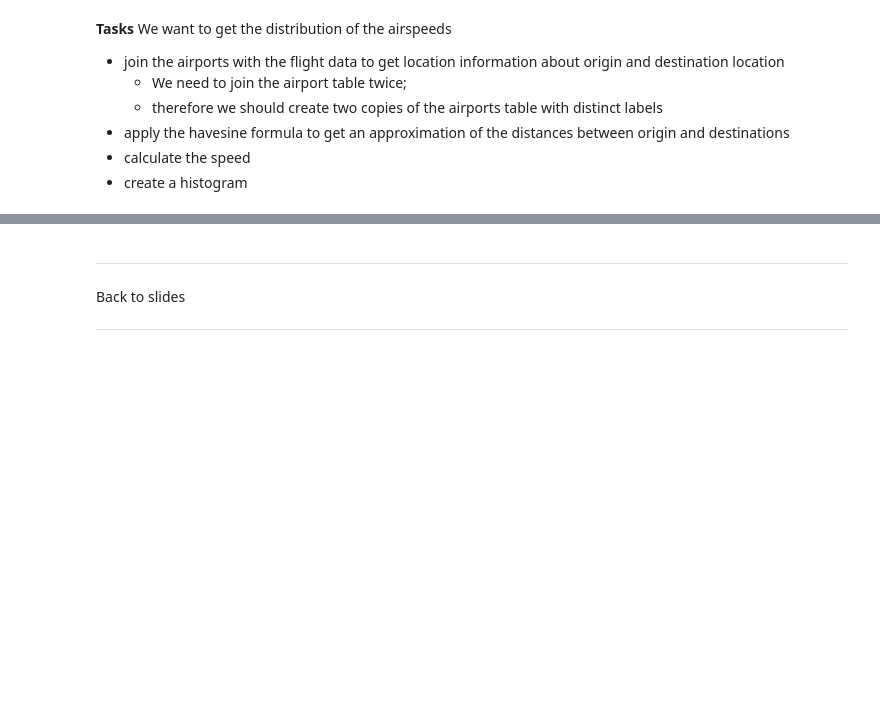
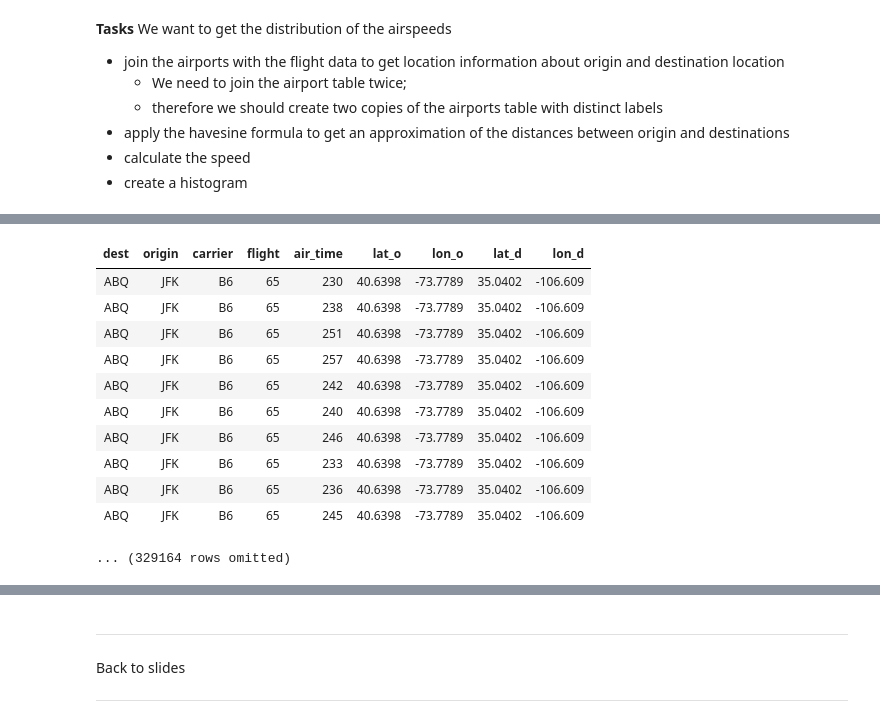
Before and after one commit to ucsb-ds/cmpsc5a-w24-public, a Jupyter notebook: lec-notebooks/lec11_table_examples.ipynb, the cells around one changed output, grey strips where cells are left out. Cells and saved outputs as stored; diff of their text form; code cells hidden in the pictures; blank space fills up the shorter version.

```diff
--- a/lec-notebooks/lec11_table_examples.ipynb
+++ b/lec-notebooks/lec11_table_examples.ipynb
@@ -56,0 +144,17 @@ We want to get the distribution of the airspeeds
+# %%
+flights = flights.join('origin', airports_origin, 'faa')
+flights = flights.join('dest', airports_dest, 'faa')
+flights
+# %% [output]
+| dest | origin | carrier | flight | air_time | lat_o | lon_o | lat_d | lon_d |
+| ABQ | JFK | B6 | 65 | 230 | 40.6398 | -73.7789 | 35.0402 | -106.609 |
+| ABQ | JFK | B6 | 65 | 238 | 40.6398 | -73.7789 | 35.0402 | -106.609 |
+| ABQ | JFK | B6 | 65 | 251 | 40.6398 | -73.7789 | 35.0402 | -106.609 |
+| ABQ | JFK | B6 | 65 | 257 | 40.6398 | -73.7789 | 35.0402 | -106.609 |
+| ABQ | JFK | B6 | 65 | 242 | 40.6398 | -73.7789 | 35.0402 | -106.609 |
+| ABQ | JFK | B6 | 65 | 240 | 40.6398 | -73.7789 | 35.0402 | -106.609 |
+| ABQ | JFK | B6 | 65 | 246 | 40.6398 | -73.7789 | 35.0402 | -106.609 |
+| ABQ | JFK | B6 | 65 | 233 | 40.6398 | -73.7789 | 35.0402 | -106.609 |
+| ABQ | JFK | B6 | 65 | 236 | 40.6398 | -73.7789 | 35.0402 | -106.609 |
+| ABQ | JFK | B6 | 65 | 245 | 40.6398 | -73.7789 | 35.0402 | -106.609 |
+... (329164 rows omitted)
```
Also changed, not shown: parts of 12 cells of this notebook, 1 other file.
